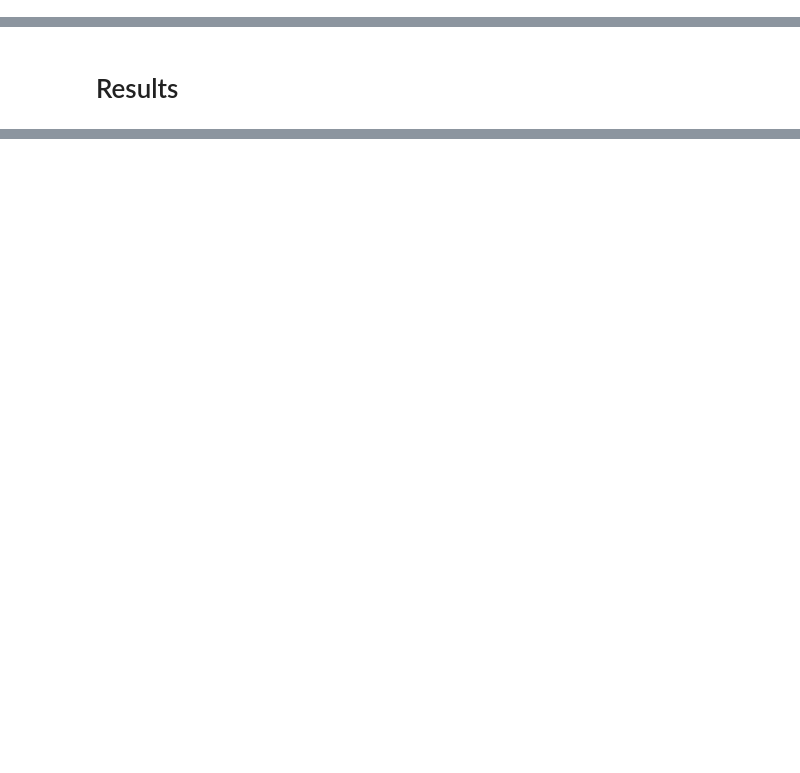
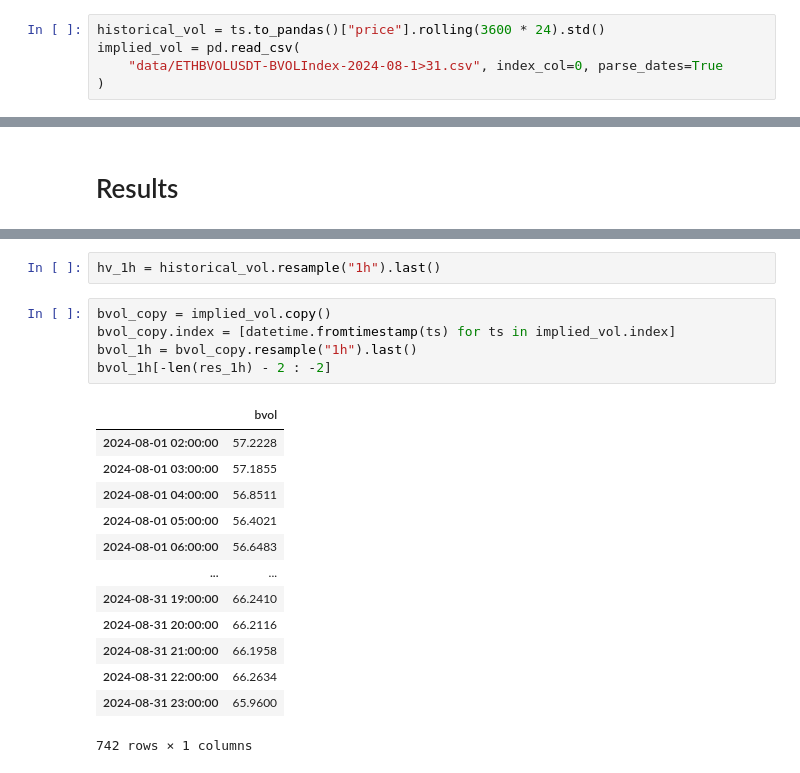
Before and after one commit to RedactedLabsGit/backtester-RL, a Jupyter notebook: scratchpad.ipynb, the cells around one changed output, grey strips where cells are left out. Drawn from its saved outputs; the diff is of its cells as text; blank space fills up the shorter version.

```diff
--- a/scratchpad.ipynb
+++ b/scratchpad.ipynb
@@ -54 +72,6 @@ ts = load_csv("data/ETHUSDC-1s-2024-08-clean.csv")
+# %%
+historical_vol = ts.to_pandas()["price"].rolling(3600 * 24).std()
+implied_vol = pd.read_csv(
+    "data/ETHBVOLUSDT-BVOLIndex-2024-08-1>31.csv", index_col=0, parse_dates=True
+)
 # %%
@@ -290,3 +294,24 @@ fig.update_layout(
 )
 
 fig.show()
+# %%
+hv_1h = historical_vol.resample("1h").last()
+# %%
+bvol_copy = implied_vol.copy()
+bvol_copy.index = [datetime.fromtimestamp(ts) for ts in implied_vol.index]
+bvol_1h = bvol_copy.resample("1h").last()
+bvol_1h[-len(res_1h) - 2 : -2]
+# %% [output]
+|  | bvol |
+| 2024-08-01 02:00:00 | 57.2228 |
+| 2024-08-01 03:00:00 | 57.1855 |
+| 2024-08-01 04:00:00 | 56.8511 |
+| 2024-08-01 05:00:00 | 56.4021 |
+| 2024-08-01 06:00:00 | 56.6483 |
+| ... | ... |
+| 2024-08-31 19:00:00 | 66.2410 |
+| 2024-08-31 20:00:00 | 66.2116 |
+| 2024-08-31 21:00:00 | 66.1958 |
+| 2024-08-31 22:00:00 | 66.2634 |
+| 2024-08-31 23:00:00 | 65.9600 |
+742 rows × 1 columns
```
Also changed, not shown: parts of 16 cells of this notebook, 1 other file.
